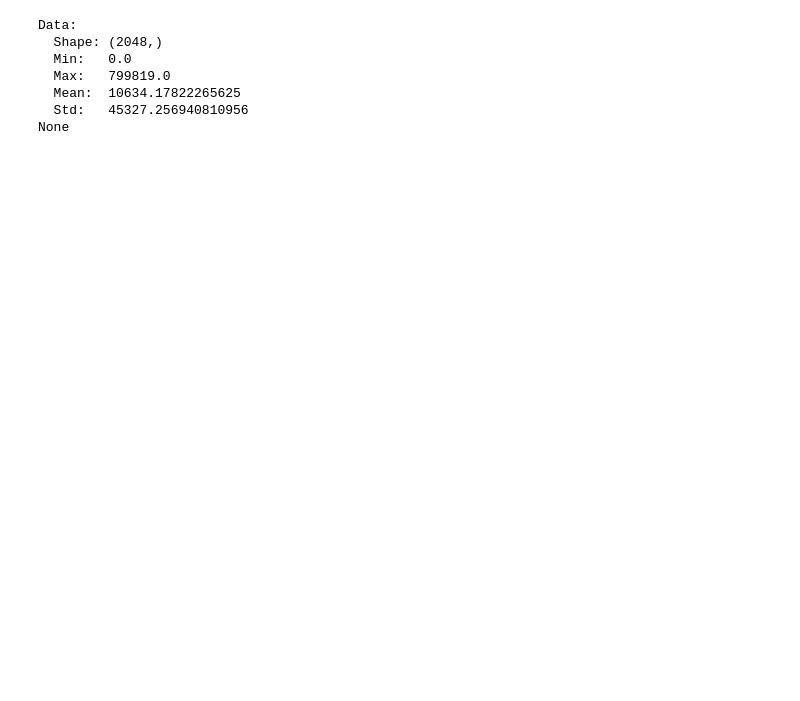
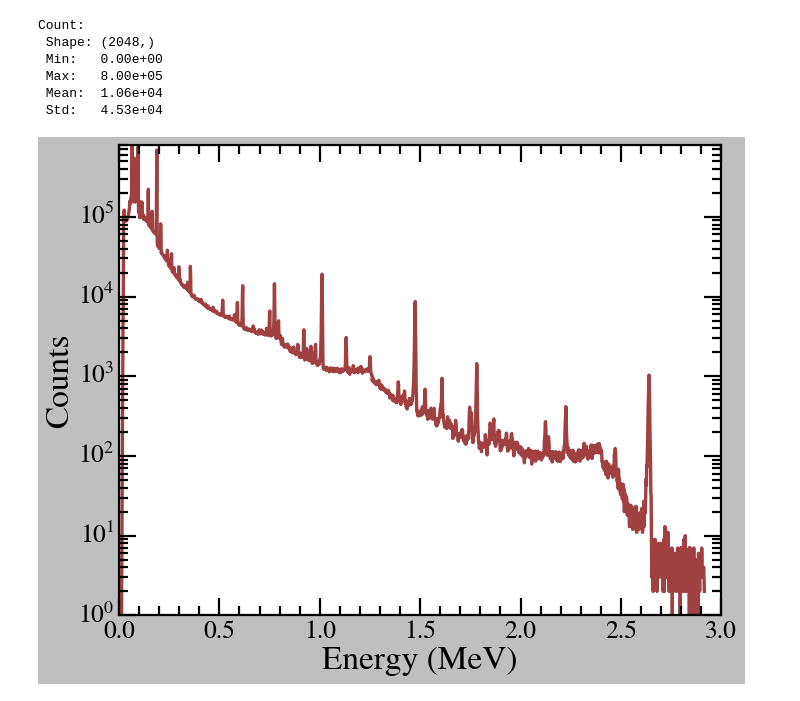
Before and after one commit to vinh-qtran/mit-jlab-sp25, a Jupyter notebook: tasks/xs1/xs1.ipynb, the cells around one changed output. Saved outputs shown, nothing was run; the diff lists cells and outputs as text; code cells hidden in the pictures; blank space fills up the shorter version.

Commit message:
Add XS1 & Update modules.utils

```diff
--- a/tasks/xs1/xs1.ipynb
+++ b/tasks/xs1/xs1.ipynb
@@ -13,34 +13,8 @@ import numpy as np
 
 from matplotlib import pyplot as plt
 
-from utils import configs, helpers
+from modules import utils
 import importlib
-importlib.reload(configs)
-importlib.reload(helpers)
+importlib.reload(utils)
 
-configs.set_plot_configs()
+utils.set_plot_configs()
-# %%
-data_file = 'uranium.spe'
-
-def read_data(data_file,clip=[12,-17]):
-    data = []
-
-    with open(data_file) as f:
-        for line in f.readlines():
-            data.append(line.strip())
-
-    data = np.array(data[clip[0]:clip[1]],dtype=float)
-
-    return data
-
-data = read_data(data_file)
-print('Data:')
-print(helpers.check_array(data))
-# %% [output]
-Data:
-  Shape: (2048,)
-  Min:   0.0
-  Max:   799819.0
-  Mean:  10634.17822265625
-  Std:   45327.256940810956
-None
@@ -46,0 +67,14 @@ None
+# %%
+data = read_data()
+print('Count:')
+utils.check_array(data['count'])
+
+show_data(data,save_fig='uranium_spectrum.png')
+# %% [output]
+Count:
+ Shape: (2048,)
+ Min:   0.00e+00
+ Max:   8.00e+05
+ Mean:  1.06e+04
+ Std:   4.53e+04
+[figure, added]
```
Also changed, not shown: parts of 1 cell of this notebook, 2 other files.
